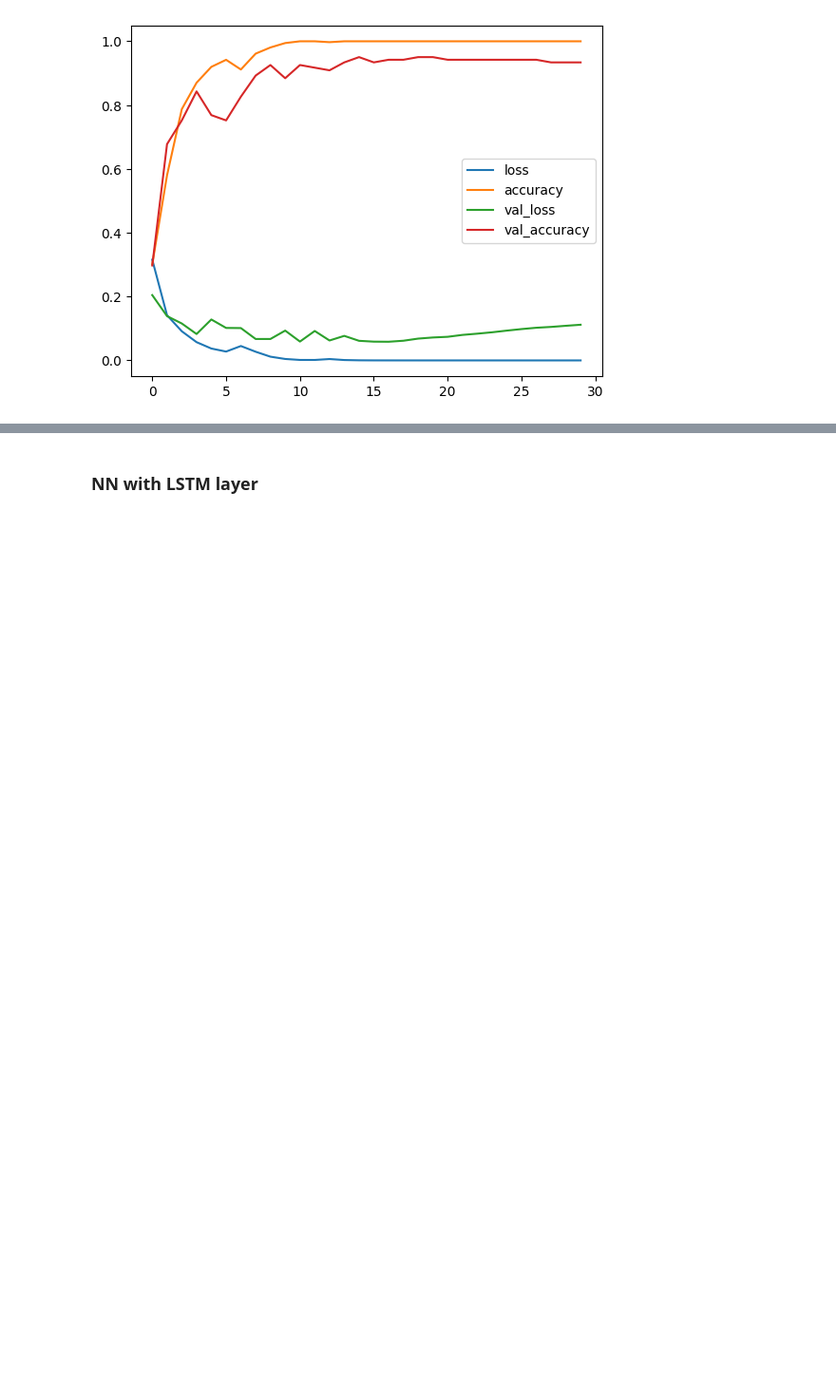
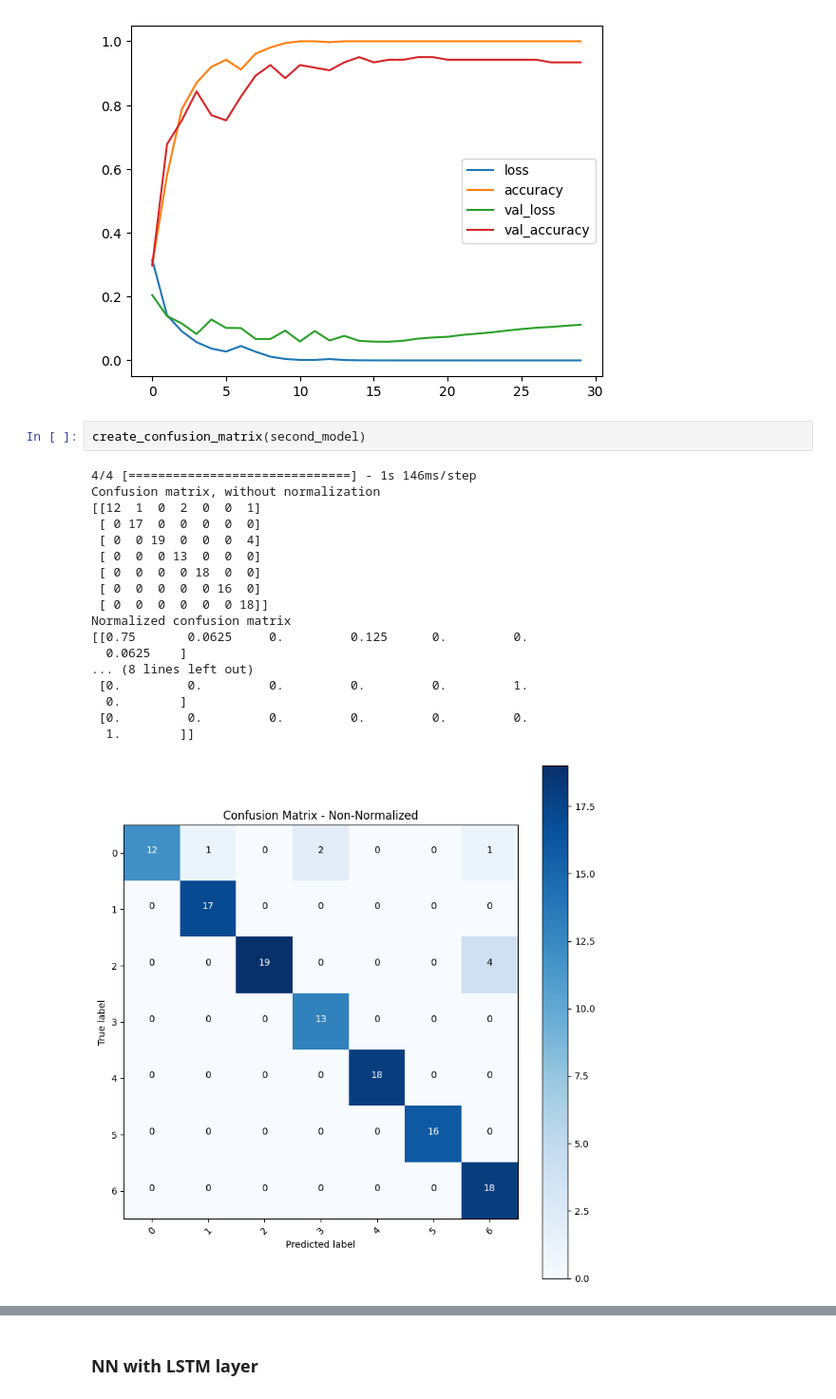
Before and after one commit to sak-90/FallDetection_MajorProject, a Jupyter notebook: FallDetection.ipynb, the cells around one changed output, grey strips where cells are left out. Shown: that part at 95% size. Cells and saved outputs as stored; diff of their text form; blank space fills up the shorter version.

```diff
--- a/FallDetection.ipynb
+++ b/FallDetection.ipynb
@@ -221,3 +299,24 @@ losses.plot()
 [figure]
 [figure]
 [figure]
+# %%
+create_confusion_matrix(second_model)
+# %% [output]
+4/4 [==============================] - 1s 146ms/step
+Confusion matrix, without normalization
+[[12  1  0  2  0  0  1]
+ [ 0 17  0  0  0  0  0]
+ [ 0  0 19  0  0  0  4]
+ [ 0  0  0 13  0  0  0]
+ [ 0  0  0  0 18  0  0]
+ [ 0  0  0  0  0 16  0]
+ [ 0  0  0  0  0  0 18]]
+Normalized confusion matrix
+[[0.75       0.0625     0.         0.125      0.         0.
+  0.0625    ]
+... (8 lines left out)
+ [0.         0.         0.         0.         0.         1.
+  0.        ]
+ [0.         0.         0.         0.         0.         0.
+  1.        ]]
+[figure, added]
```
Also changed, not shown: parts of 4 cells of this notebook.
